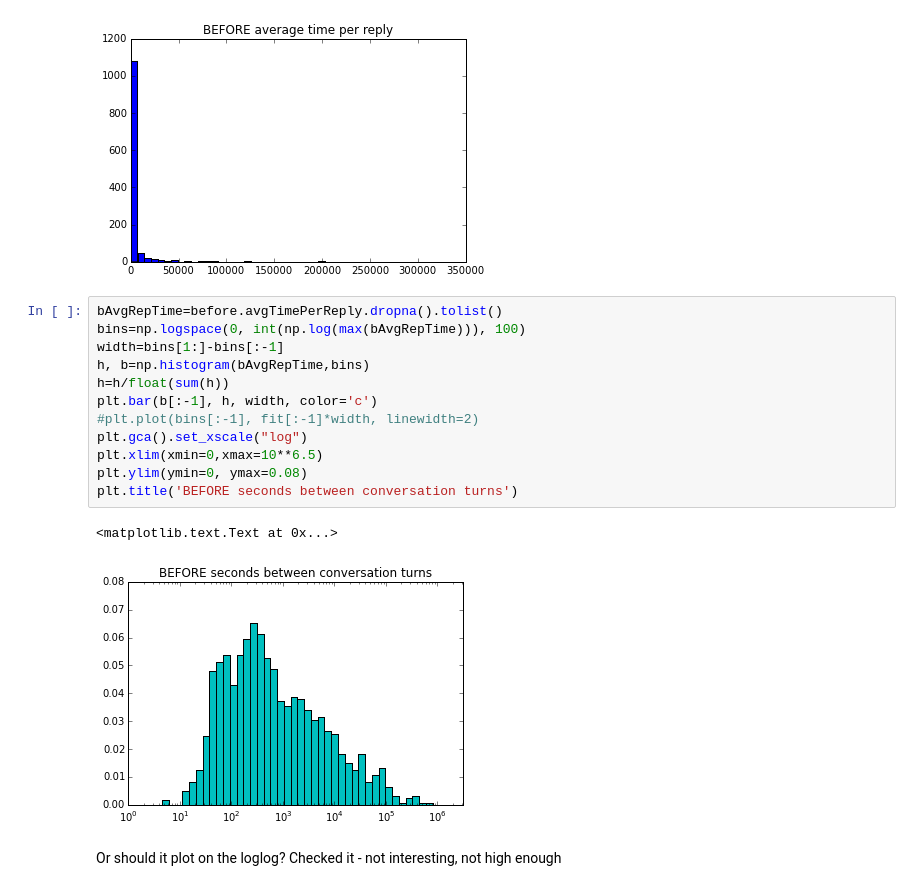
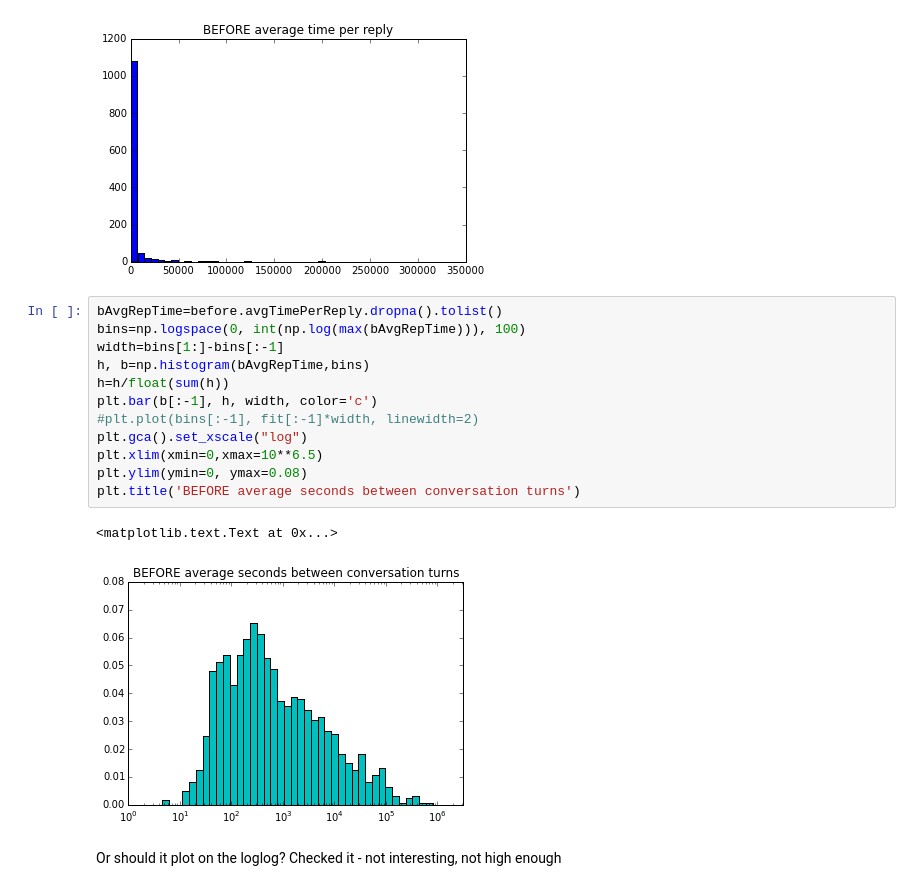
Before and after one commit to marinkala/ReplyNetworks, a Jupyter notebook: bbConversationAnalysisTiming.ipynb, the cells around one changed output. Saved outputs shown, nothing was run; the diff lists cells and outputs as text.

```diff
--- a/bbConversationAnalysis.ipynb
+++ b/bbConversationAnalysisTiming.ipynb
@@ -160,18 +160,18 @@ plt.title('BEFORE average time per reply')
 # %%
 bAvgRepTime=before.avgTimePerReply.dropna().tolist()
 bins=np.logspace(0, int(np.log(max(bAvgRepTime))), 100)
 width=bins[1:]-bins[:-1]
 h, b=np.histogram(bAvgRepTime,bins)
 h=h/float(sum(h))
 plt.bar(b[:-1], h, width, color='c')
 #plt.plot(bins[:-1], fit[:-1]*width, linewidth=2)
 plt.gca().set_xscale("log")
 plt.xlim(xmin=0,xmax=10**6.5)
 plt.ylim(ymin=0, ymax=0.08)
-plt.title('BEFORE seconds between conversation turns')
+plt.title('BEFORE average seconds between conversation turns')
 # %% [output]
 <matplotlib.text.Text at 0x...>
-[figure, old version]
+[figure, new version]
 # %% [markdown]
 Or should it plot on the loglog? Checked it - not interesting, not high enough
 # %%
```
Also changed, not shown: parts of 36 cells of this notebook, 1 other file.
